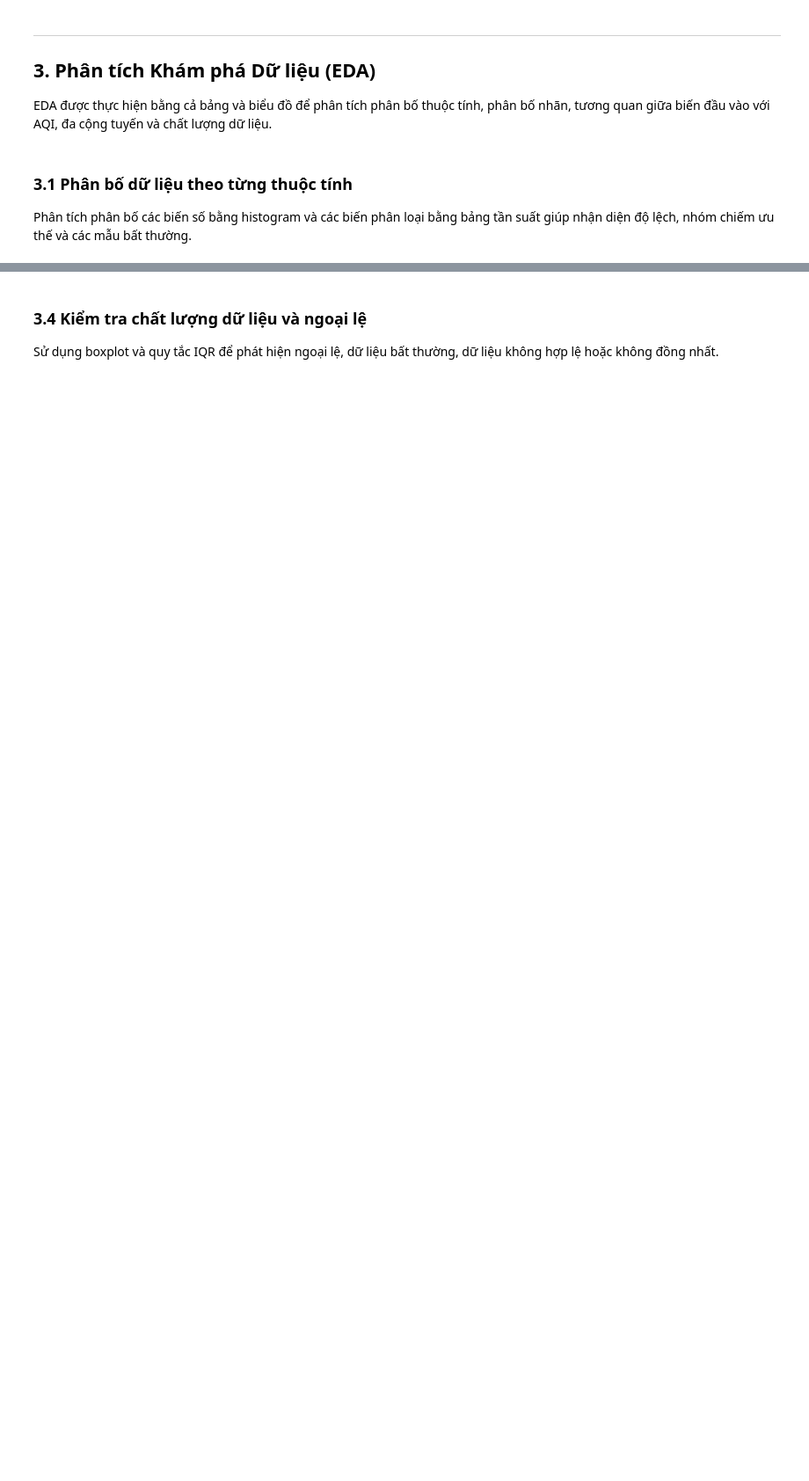
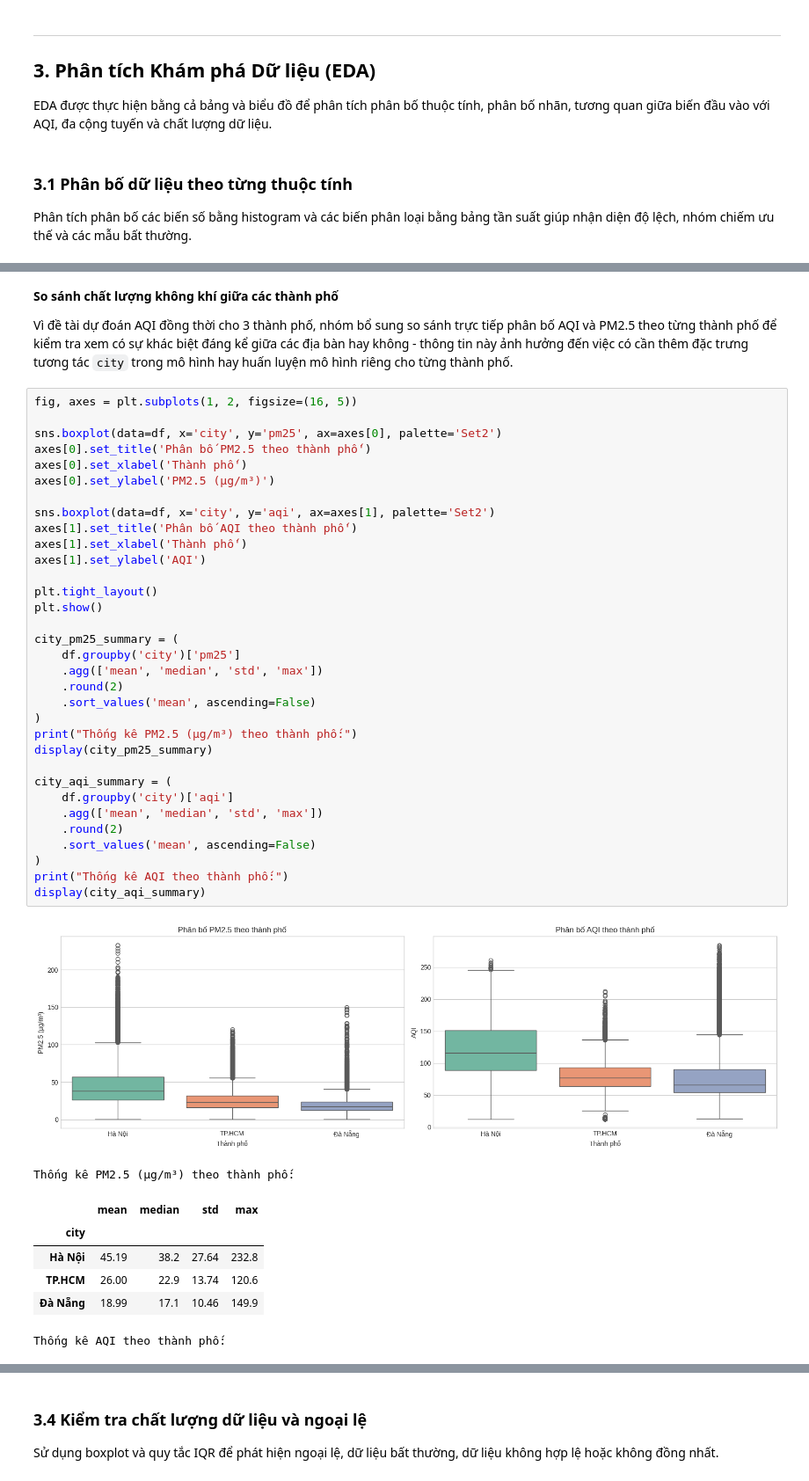
Before and after one commit to kimngoc280105/aqi-vietnam, a Jupyter notebook: code/notebook.ipynb, the cells around one changed output, grey strips where cells are left out. Shown at 88% size. Drawn from its saved outputs; the diff is of its cells as text; blank space fills up the shorter version.

```diff
--- a/code/notebook.ipynb
+++ b/code/notebook.ipynb
@@ -623,0 +624,46 @@ Tỷ lệ lớp nhỏ nhất / lớp lớn nhất: 0.030
+# %% [markdown]
+**So sánh chất lượng không khí giữa các thành phố**
+
+Vì đề tài dự đoán AQI đồng thời cho 3 thành phố, nhóm bổ sung so sánh trực tiếp phân bố AQI và PM2.5 theo từng thành phố để kiểm tra xem có sự khác biệt đáng kể giữa các địa bàn hay không - thông tin này ảnh hưởng đến việc có cần thêm đặc trưng tương tác `city` trong mô hình hay huấn luyện mô hình riêng cho từng thành phố.
+# %%
+fig, axes = plt.subplots(1, 2, figsize=(16, 5))
+
+sns.boxplot(data=df, x='city', y='pm25', ax=axes[0], palette='Set2')
+axes[0].set_title('Phân bố PM2.5 theo thành phố')
+axes[0].set_xlabel('Thành phố')
+axes[0].set_ylabel('PM2.5 (µg/m³)')
+
+sns.boxplot(data=df, x='city', y='aqi', ax=axes[1], palette='Set2')
+axes[1].set_title('Phân bố AQI theo thành phố')
+axes[1].set_xlabel('Thành phố')
+axes[1].set_ylabel('AQI')
+
+plt.tight_layout()
+plt.show()
+
+city_pm25_summary = (
+    df.groupby('city')['pm25']
+    .agg(['mean', 'median', 'std', 'max'])
+    .round(2)
+    .sort_values('mean', ascending=False)
+)
+print("Thống kê PM2.5 (µg/m³) theo thành phố:")
+display(city_pm25_summary)
+
+city_aqi_summary = (
+    df.groupby('city')['aqi']
+    .agg(['mean', 'median', 'std', 'max'])
+    .round(2)
+    .sort_values('mean', ascending=False)
+)
+print("Thống kê AQI theo thành phố:")
+display(city_aqi_summary)
+# %% [output]
+[figure, added]
+Thống kê PM2.5 (µg/m³) theo thành phố:
+|  | mean | median | std | max |
+| city |  |  |  |  |
+| Hà Nội | 45.19 | 38.2 | 27.64 | 232.8 |
+| TP.HCM | 26.00 | 22.9 | 13.74 | 120.6 |
+| Đà Nẵng | 18.99 | 17.1 | 10.46 | 149.9 |
+Thống kê AQI theo thành phố:
```
Also changed, not shown: parts of 19 cells of this notebook, 1 other file.
